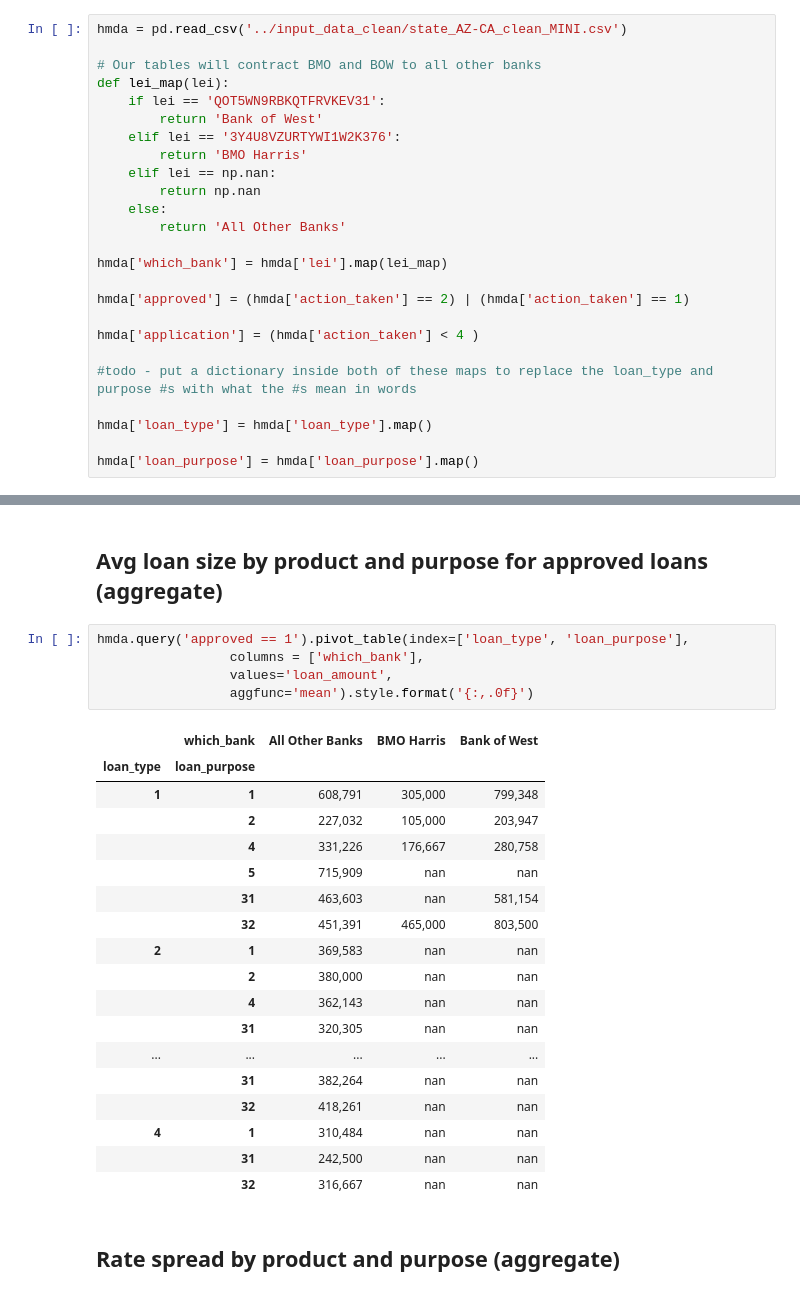
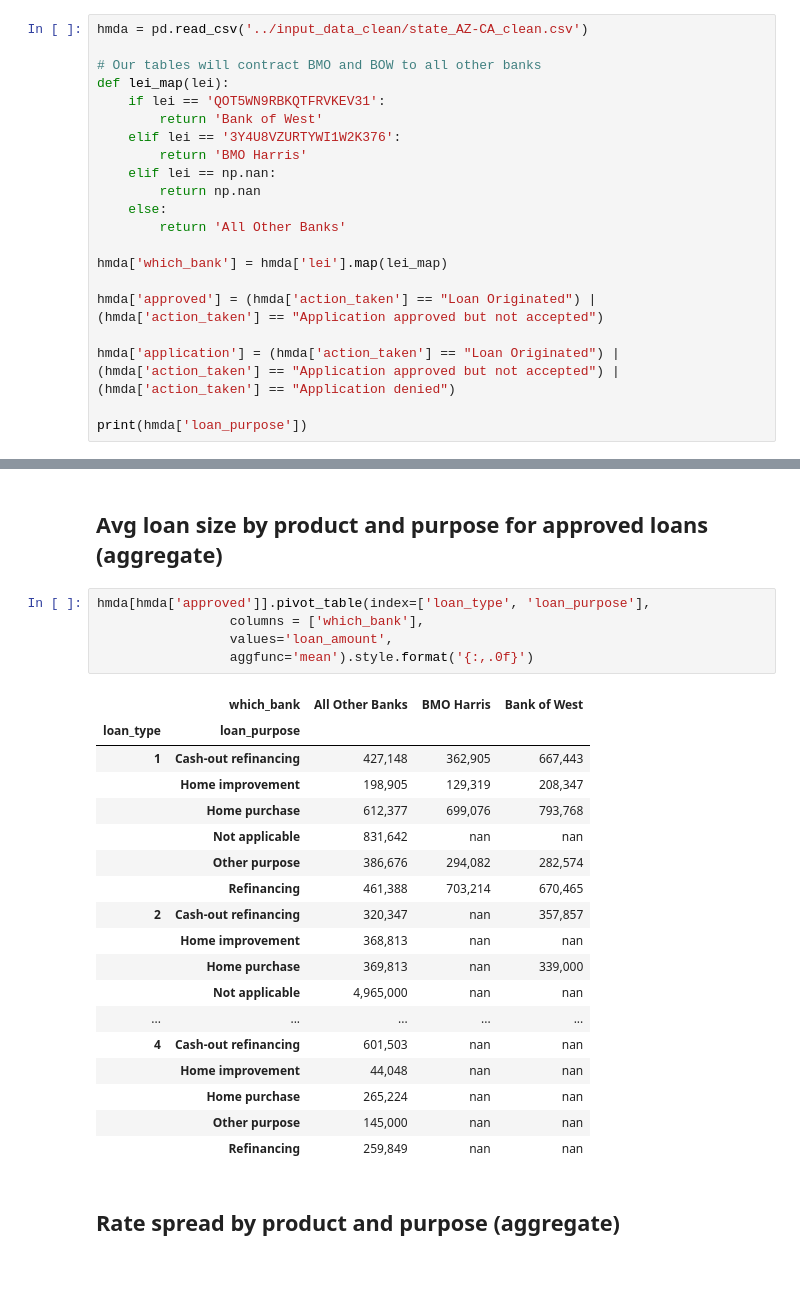
Before and after one commit to LeDataSciFi/FinTech-Capstone-2023, a Jupyter notebook: code/Analysis_aggregate_comps.ipynb, the cells around one changed output, grey strips where cells are left out. Cells and saved outputs as stored; diff of their text form.

```diff
--- a/code/Analysis_aggregate_comps.ipynb
+++ b/code/Analysis_aggregate_comps.ipynb
@@ -9,7 +9,7 @@ import numpy as np
 - todo - this is only the mini because that's all I have on my comp
 - todo - write up findings after this is run on all... For a table... what's the takeaway we (Matt) should look at
 # %%
-hmda = pd.read_csv('../input_data_clean/state_AZ-CA_clean_MINI.csv')
+hmda = pd.read_csv('../input_data_clean/state_AZ-CA_clean.csv')
 
 # Our tables will contract BMO and BOW to all other banks
 def lei_map(lei):
@@ -24,12 +24,8 @@ def lei_map(lei):
 
 hmda['which_bank'] = hmda['lei'].map(lei_map)
 
-hmda['approved'] = (hmda['action_taken'] == 2) | (hmda['action_taken'] == 1)
+hmda['approved'] = (hmda['action_taken'] == "Loan Originated") | (hmda['action_taken'] == "Application approved but not accepted")
 
-hmda['application'] = (hmda['action_taken'] < 4 )
+hmda['application'] = (hmda['action_taken'] == "Loan Originated") | (hmda['action_taken'] == "Application approved but not accepted") | (hmda['action_taken'] == "Application denied")
 
-#todo - put a dictionary inside both of these maps to replace the loan_type and purpose #s with what the #s mean in words
-
-hmda['loan_type'] = hmda['loan_type'].map()
-
-hmda['loan_purpose'] = hmda['loan_purpose'].map()
+print(hmda['loan_purpose'])
@@ -98,28 +107,28 @@ hmda.pivot_table(index=['loan_type', 'loan_purpose'],
 # %% [markdown]
 ## Avg loan size by product and purpose for approved loans (aggregate)
 # %%
-hmda.query('approved == 1').pivot_table(index=['loan_type', 'loan_purpose'],
+hmda[hmda['approved']].pivot_table(index=['loan_type', 'loan_purpose'],
                  columns = ['which_bank'],
                  values='loan_amount',
                  aggfunc='mean').style.format('{:,.0f}')
 # %% [output]
 |  | which_bank | All Other Banks | BMO Harris | Bank of West |
 | loan_type | loan_purpose |  |  |  |
-| 1 | 1 | 608,791 | 305,000 | 799,348 |
-|  | 2 | 227,032 | 105,000 | 203,947 |
-|  | 4 | 331,226 | 176,667 | 280,758 |
-|  | 5 | 715,909 | nan | nan |
-|  | 31 | 463,603 | nan | 581,154 |
-|  | 32 | 451,391 | 465,000 | 803,500 |
-| 2 | 1 | 369,583 | nan | nan |
-|  | 2 | 380,000 | nan | nan |
-|  | 4 | 362,143 | nan | nan |
-|  | 31 | 320,305 | nan | nan |
+| 1 | Cash-out refinancing | 427,148 | 362,905 | 667,443 |
+|  | Home improvement | 198,905 | 129,319 | 208,347 |
+|  | Home purchase | 612,377 | 699,076 | 793,768 |
+|  | Not applicable | 831,642 | nan | nan |
+|  | Other purpose | 386,676 | 294,082 | 282,574 |
+|  | Refinancing | 461,388 | 703,214 | 670,465 |
+| 2 | Cash-out refinancing | 320,347 | nan | 357,857 |
+|  | Home improvement | 368,813 | nan | nan |
+|  | Home purchase | 369,813 | nan | 339,000 |
+|  | Not applicable | 4,965,000 | nan | nan |
 | ... | ... | ... | ... | ... |
-|  | 31 | 382,264 | nan | nan |
-|  | 32 | 418,261 | nan | nan |
-| 4 | 1 | 310,484 | nan | nan |
-|  | 31 | 242,500 | nan | nan |
-|  | 32 | 316,667 | nan | nan |
+| 4 | Cash-out refinancing | 601,503 | nan | nan |
+|  | Home improvement | 44,048 | nan | nan |
+|  | Home purchase | 265,224 | nan | nan |
+|  | Other purpose | 145,000 | nan | nan |
+|  | Refinancing | 259,849 | nan | nan |
 # %% [markdown]
 ## Rate spread by product and purpose (aggregate)
```
Also changed, not shown: parts of 7 cells of this notebook, 2 other files.
